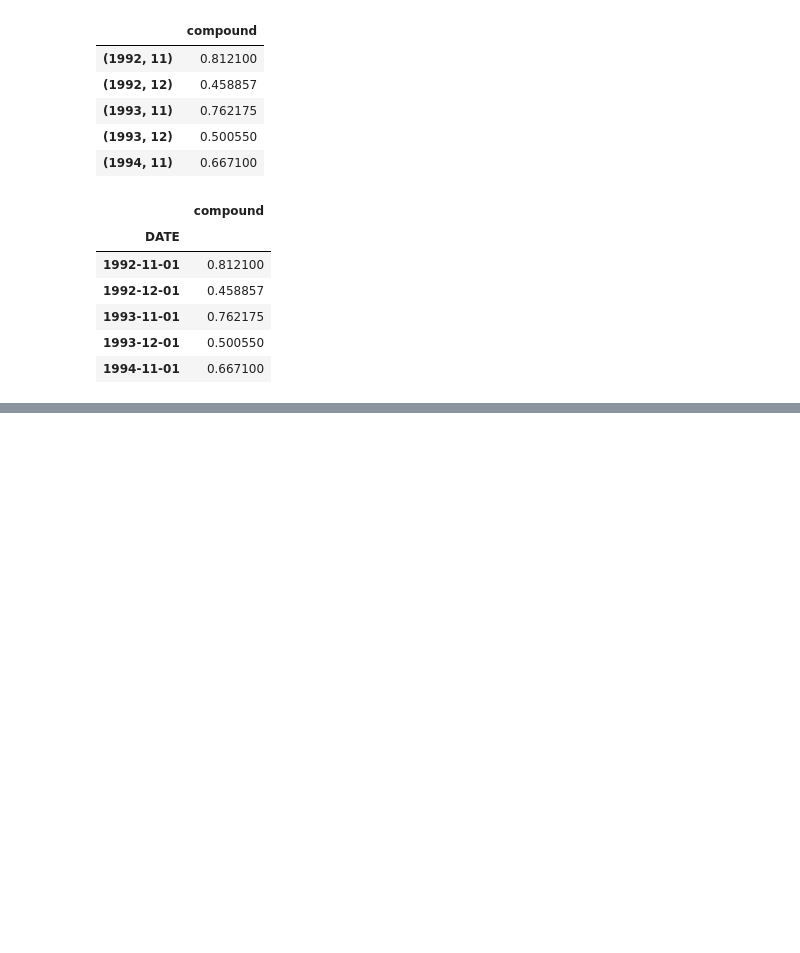
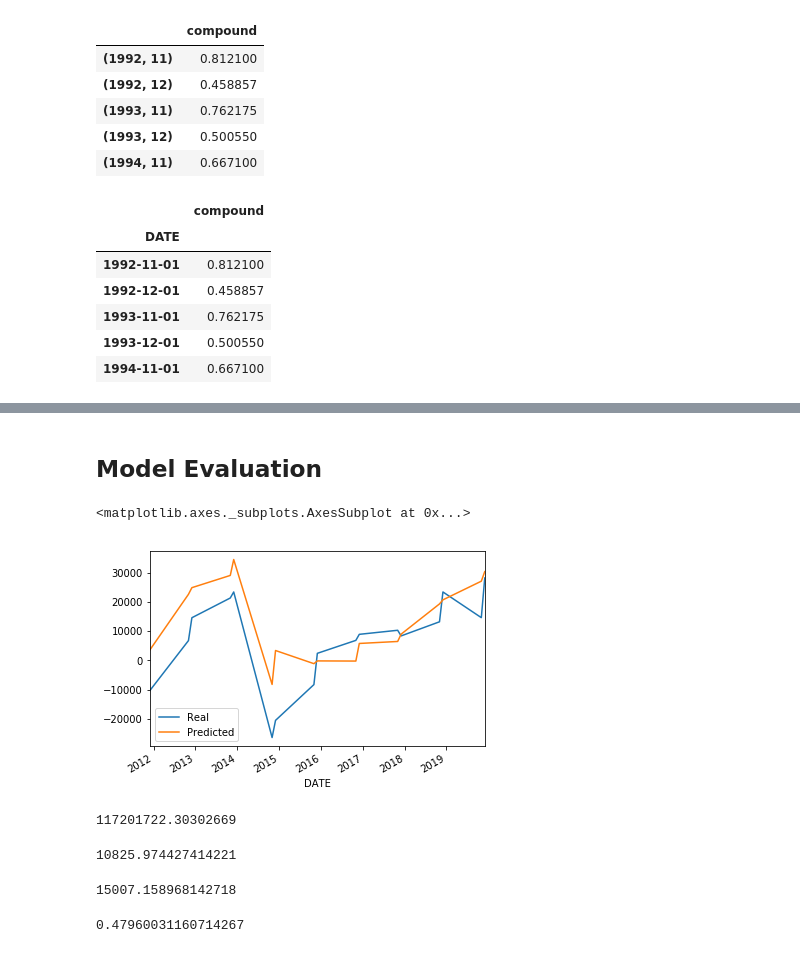
Before and after one commit to junaidqamer/HolidaySales, a Jupyter notebook: LSTM + Cointegration.ipynb, the cells around one changed output, grey strips where cells are left out. Cells and saved outputs as stored; diff of their text form; code cells hidden in the pictures; blank space fills up the shorter version.

```diff
--- a/LSTM + Cointegration.ipynb
+++ b/LSTM + Cointegration.ipynb
@@ -263,0 +420,2 @@ model.add(Dense(1))
+# %%
+model.fit(X_train,y_train,epochs=100,shuffle=False,batch_size=5,verbose=1)
@@ -263,0 +446,2 @@ model.add(Dense(1))
+# %%
+predictions=model.predict(X_test)
@@ -263,0 +468,8 @@ model.add(Dense(1))
+# %%
+# Recover the original prices instead of the scaled version
+predicted_sales = scaler.inverse_transform(predictions)
+real_sales = scaler.inverse_transform(y_test.reshape(-1, 1))
+# %%
+# Here I create a DataFrame of Real and Predicted values.
+sales_df = pd.DataFrame({"Real": real_sales.ravel(),"Predicted": predicted_sales.ravel()}, index = df.index[-len(real_sales): ])
+sales_df.head()
@@ -263,0 +484,7 @@ model.add(Dense(1))
+# %% [markdown]
+## **Model Evaluation**
+# %%
+sales_df.plot()
+# %% [output]
+<matplotlib.axes._subplots.AxesSubplot at 0x...>
+[figure, added]
@@ -263,0 +496,16 @@ model.add(Dense(1))
+# %%
+mse
+# %% [output]
+117201722.30302669
+# %%
+rmse
+# %% [output]
+10825.974427414221
+# %%
+std
+# %% [output]
+15007.158968142718
+# %%
+r2
+# %% [output]
+0.47960031160714267
```
Also changed, not shown: parts of 74 cells of this notebook.
